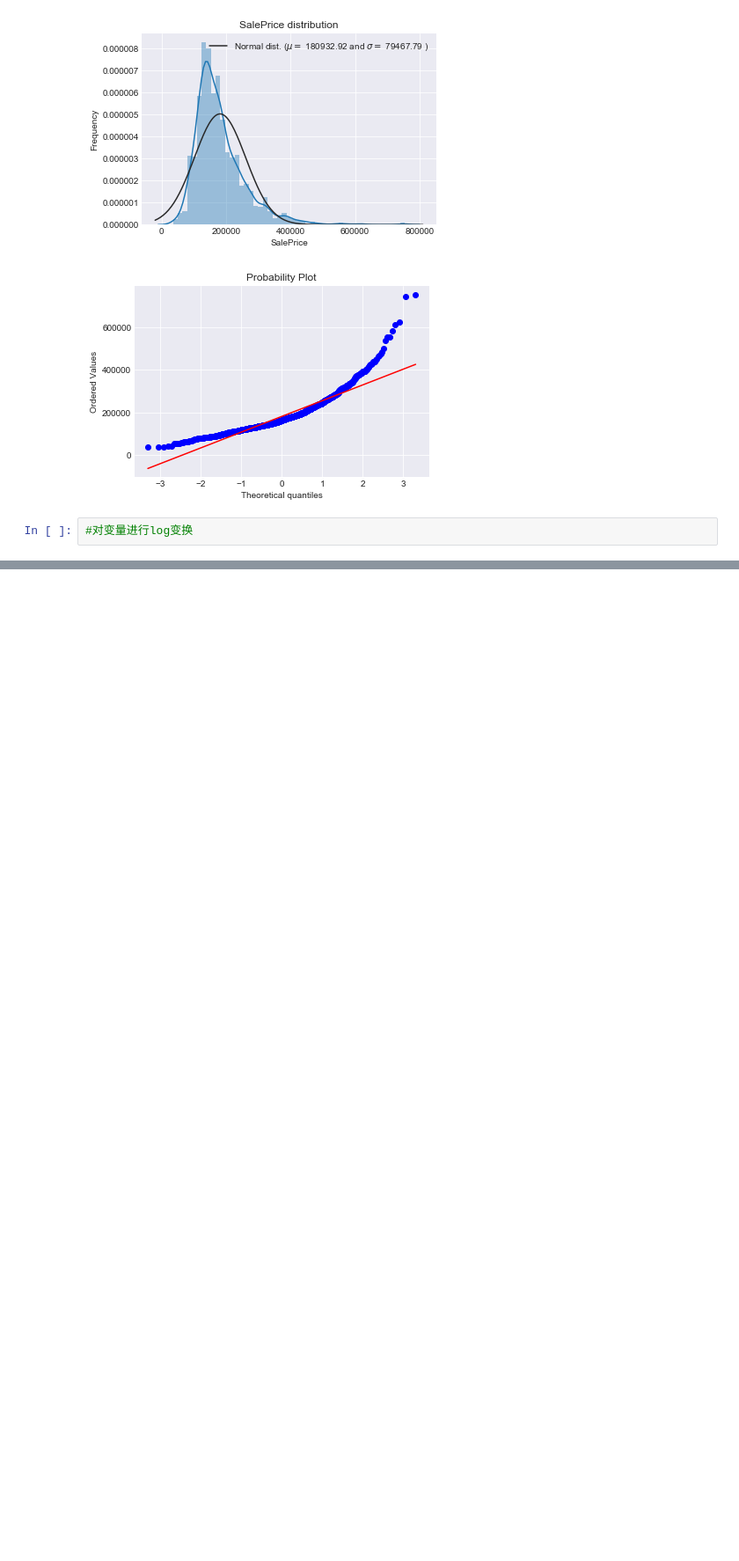
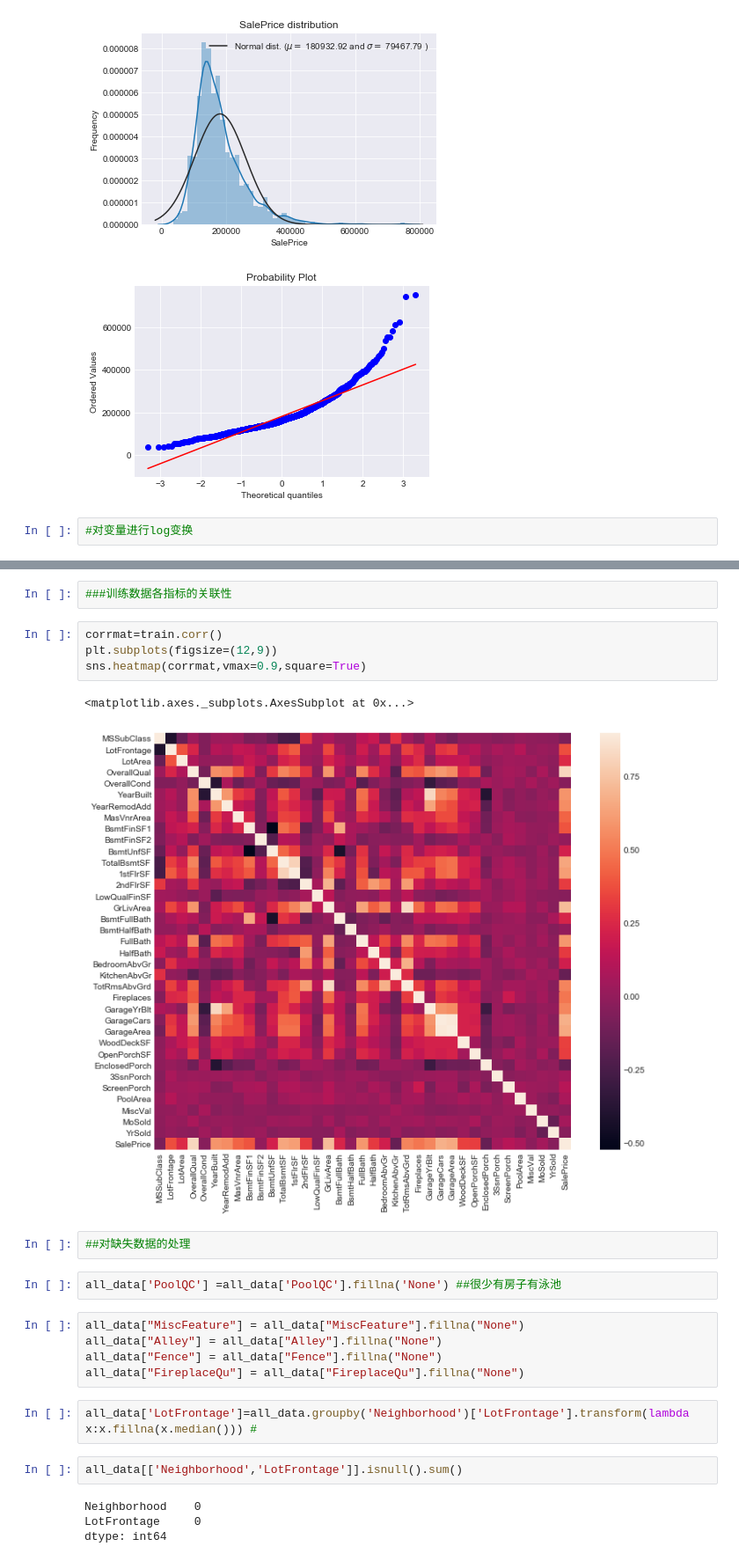
Before and after one commit to candincevc/KagglePractice, a Jupyter notebook: houseprice/houseprice.ipynb, the cells around one changed output, grey strips where cells are left out. Shown: that part at 88% size. Cells and saved outputs as stored; diff of their text form; blank space fills up the shorter version.

```diff
--- a/houseprice/houseprice.ipynb
+++ b/houseprice/houseprice.ipynb
@@ -119,0 +218,26 @@ plt.show()
+# %%
+###训练数据各指标的关联性
+# %%
+corrmat=train.corr()
+plt.subplots(figsize=(12,9))
+sns.heatmap(corrmat,vmax=0.9,square=True)
+# %% [output]
+<matplotlib.axes._subplots.AxesSubplot at 0x...>
+[figure, added]
+# %%
+##对缺失数据的处理
+# %%
+all_data['PoolQC'] =all_data['PoolQC'].fillna('None') ##很少有房子有泳池
+# %%
+all_data["MiscFeature"] = all_data["MiscFeature"].fillna("None")
+all_data["Alley"] = all_data["Alley"].fillna("None")
+all_data["Fence"] = all_data["Fence"].fillna("None")
+all_data["FireplaceQu"] = all_data["FireplaceQu"].fillna("None")
+# %%
+all_data['LotFrontage']=all_data.groupby('Neighborhood')['LotFrontage'].transform(lambda x:x.fillna(x.median())) #
+# %%
+all_data[['Neighborhood','LotFrontage']].isnull().sum()
+# %% [output]
+Neighborhood    0
+LotFrontage     0
+dtype: int64
```
Also changed, not shown: parts of 58 cells of this notebook, 2 other files.
